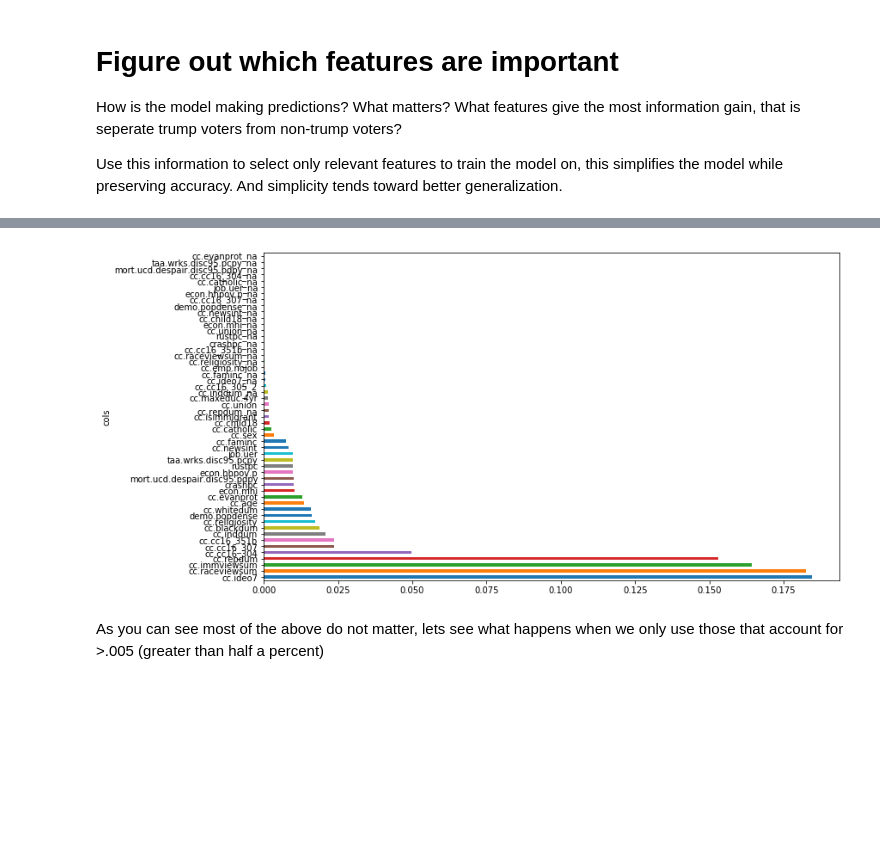
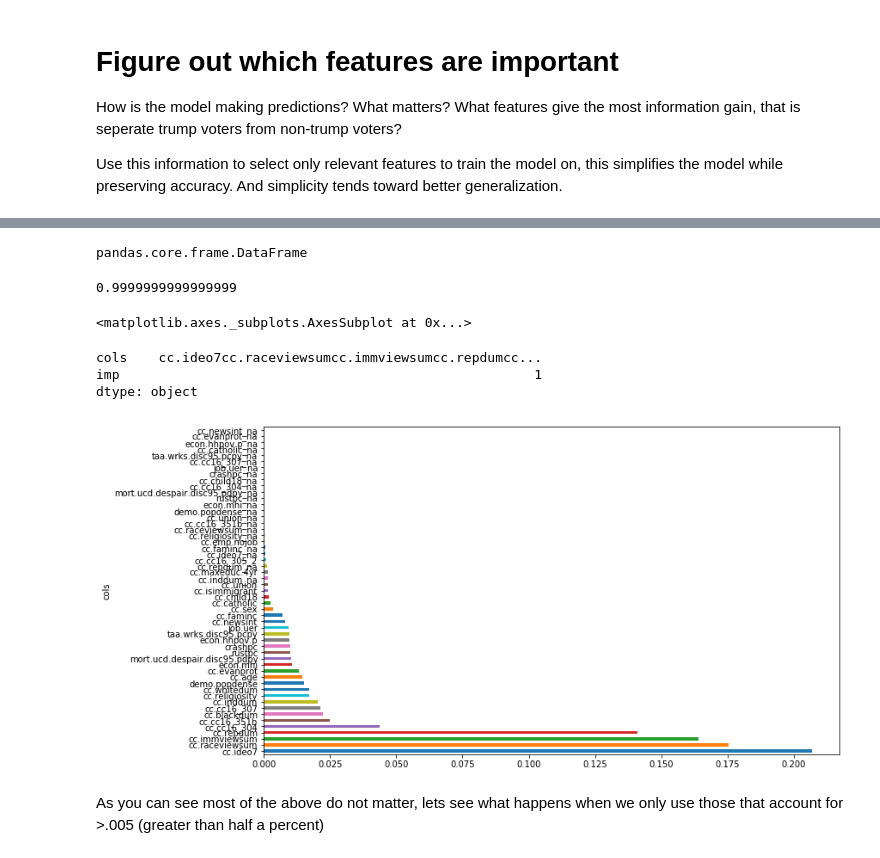
Before and after one commit to kperkins411/VoterAnalysis, a Jupyter notebook: VA_RandomForest.ipynb, the cells around one changed output, grey strips where cells are left out. Saved outputs shown, nothing was run; the diff lists cells and outputs as text; code cells hidden in the pictures; blank space fills up the shorter version.

```diff
--- a/VA_RandomForest.ipynb
+++ b/VA_RandomForest.ipynb
@@ -217,9 +217,20 @@ fi = rf_feat_importance(m_rf, trn); fi[:20]
+# %%
+type(fi)
+fi['imp'].sum() #should be 1
+# %% [output]
+pandas.core.frame.DataFrame
+0.9999999999999999
 # %%
 def plot_fi(fi):
     return fi.plot('cols', 'imp', 'barh', figsize=(12,7), legend=False)
 plot_fi(fi[:]);
+fi.sum()
 # %% [output]
+<matplotlib.axes._subplots.AxesSubplot at 0x...>
+cols    cc.ideo7cc.raceviewsumcc.immviewsumcc.repdumcc...
+imp                                                     1
+dtype: object
-[figure, old version]
+[figure, new version]
 # %% [markdown]
 As you can see most of the above do not matter, lets see what happens when we only use those that account for >.005 (greater than half a percent)
 # %%
```
Also changed, not shown: parts of 23 cells of this notebook, 2 other files.
